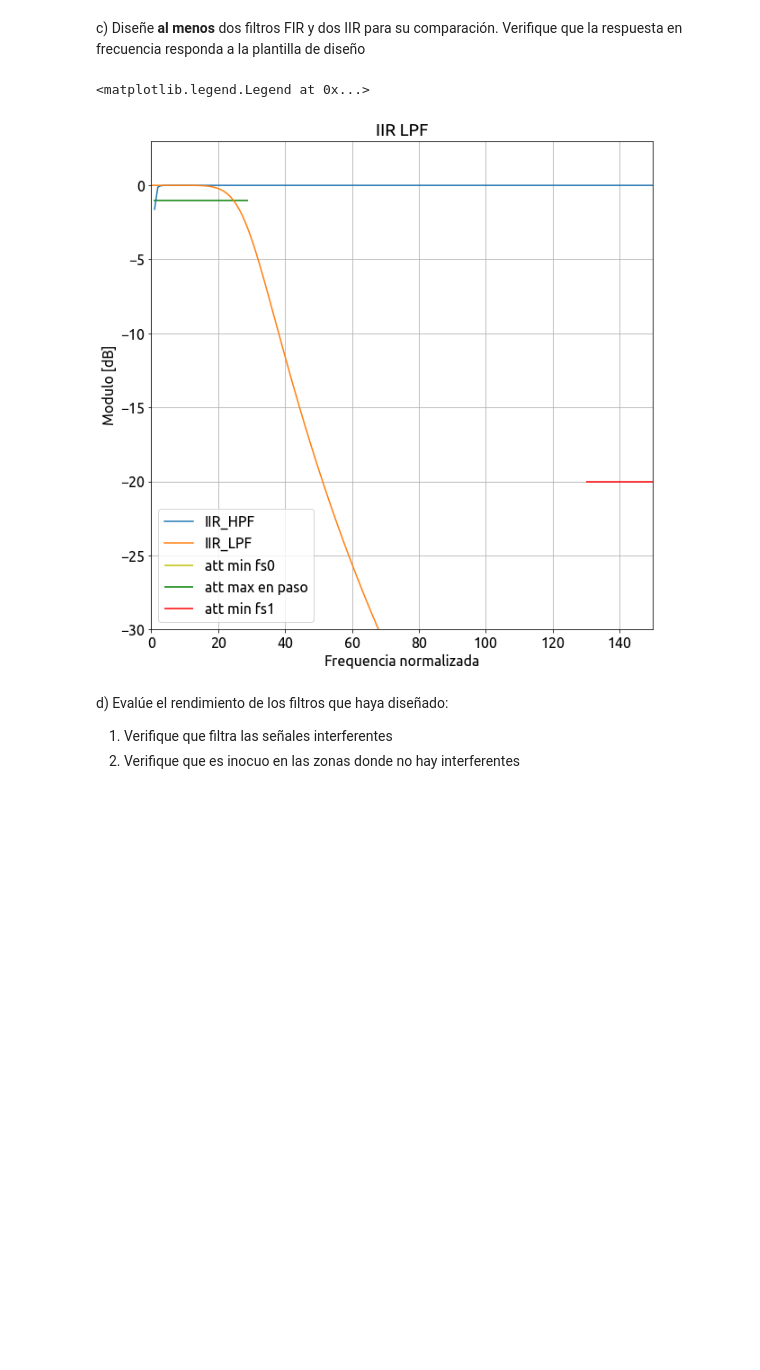
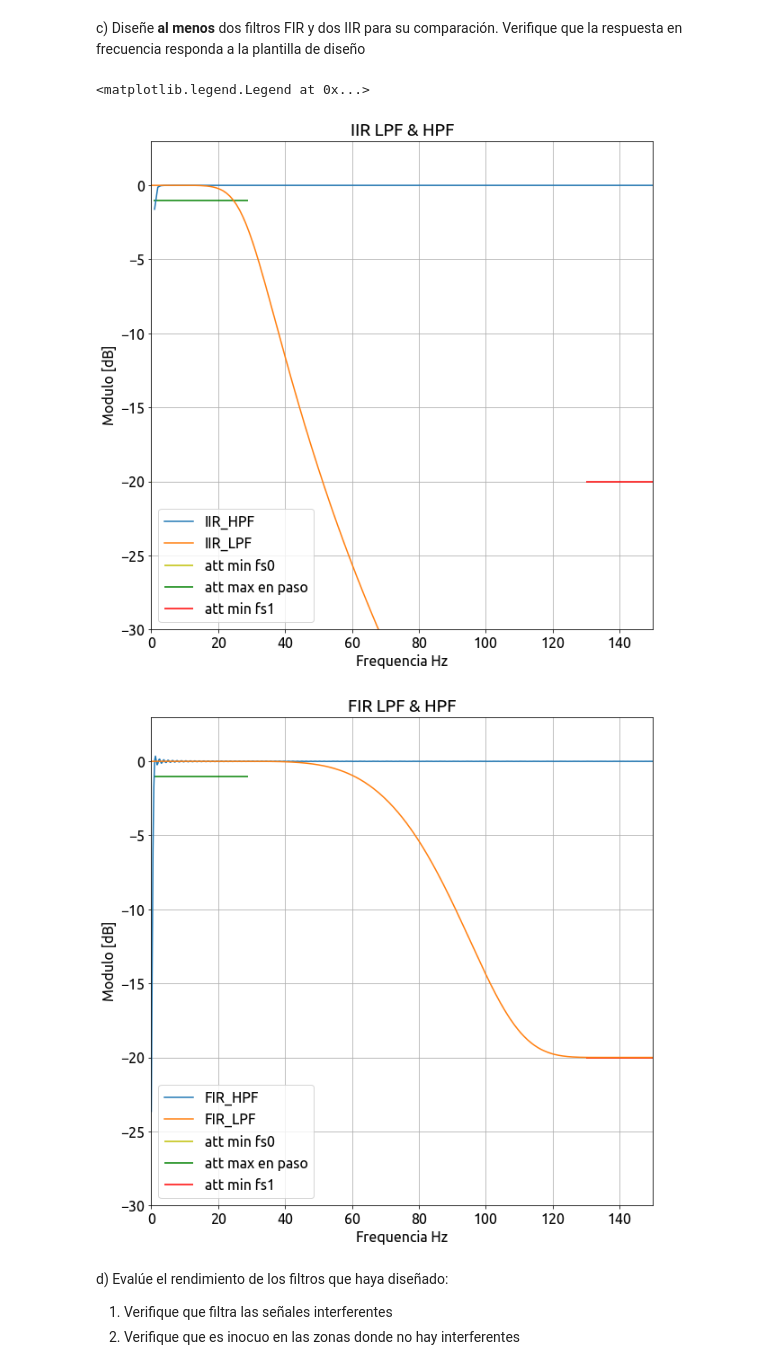
Before and after one commit to fcatuogno/PDS_TPs, a Jupyter notebook: TP4 - Filtrado.ipynb, the cells around one changed output. Drawn from its saved outputs; the diff is of its cells as text; code cells hidden in the pictures; blank space fills up the shorter version.

```diff
--- a/TP4 - Filtrado.ipynb
+++ b/TP4 - Filtrado.ipynb
@@ -268,37 +268,69 @@ ripple_max = 1 #dB - finalmente no influye en IIR ya que se plantean filtros but
 att_min_fs1 = 20 #db - Valor modificado tras pruebas de un primer experimento
 
 #Se resuelve pasabanda colocando en cascada un LPF y un HPF
 
 #IIR HPF
 #Se plantea un segundo orden para cumplir plantilla
 num_hpf_iir,den_hpf_iir= sig.iirfilter(2, Wn=fc0, rp=ripple_max, rs=att_min_fs0, btype='highpass', analog=False, ftype='butter', output='ba', fs=fs)
 ww, hh = sig.freqz(num_hpf_iir,den_hpf_iir,fs=fs)
 
 plt.figure()
 plt.plot(ww, 20 * np.log10(abs(hh)), label='IIR_HPF')
 plt.hlines(-att_min_fs0,0,fs0,color='y',label='att min fs0')
 plt.hlines(-ripple_max,fc0,fc1,color='g',label='att max en paso')
-plt.title('IIR LPF')
 plt.xlabel('Frequencia normalizada')
 
 #IRR LPF
 #Inicialemnte se planteó un orden 2 para cumplir lo planteado por la plantilla, luego de ver los resultados
 #experimentales se decidio mejorarlo llevandolo a un orden 4
 num_lpf_iir,den_lpf_iir= sig.iirfilter(4, Wn=fc1, rp=ripple_max, rs=att_min_fs1, btype='lowpass', analog=False, ftype='butter', output='ba', fs=fs)
 ww, hh = sig.freqz(num_lpf_iir,den_lpf_iir,fs=fs)
 
 plt.plot(ww, 20 * np.log10(abs(hh)), label='IIR_LPF')
 plt.hlines(-att_min_fs1,fs1,fs/2,color='r',label='att min fs1')
-plt.title('IIR LPF')
-plt.xlabel('Frequencia normalizada')
+plt.title('IIR LPF & HPF')
+plt.xlabel('Frequencia Hz')
 plt.ylabel('Modulo [dB]')
 plt.xlim(0,150)
 plt.ylim(-30,3)
 plt.grid(which='both', axis='both')
 plt.legend()
+
+######################################
+### Filtros FIR
+#####################################
+att_min_fs0_veces = 10**(-att_min_fs0/20)
+att_min_fs1_veces =  10**(-att_min_fs1/20)
+
+#FIR HPF
+#Para cumplir la att_min y att_max en la transicion fue necesario un alto orden de filtro el cual se obtuvo experimentalmente
+order = 1501 #1801
+taps_FIR_HPF = sig.firls(order, [0, fs0, fc0, 0.5*fs],[0, att_min_fs0_veces, 1, 1], fs=fs)
+ww, hh = sig.freqz(taps_FIR_HPF, [1], worN=2000, fs=fs)
+plt.figure()
+plt.plot(ww, 20 * np.log10(abs(hh)), label='FIR_HPF')
+plt.hlines(-10,0,fs0,color='y',label='att min fs0')
+plt.hlines(-1,fc0,fc1,color='g',label='att max en paso')
+
+#LPF
+order = 61
+taps_FIR_LPF = sig.firls(order, [0, fc1, fs1, 0.5*fs],[1, 1, att_min_fs1_veces, att_min_fs1_veces], fs=fs)
+#taps = sig.remez(order, [0, fc1, fs1, 0.5*fs],[0, 1], fs=fs)
+ww, hh = sig.freqz(taps_FIR_LPF, [1], worN=2000, fs=fs)
+plt.plot(ww, att_min_fs0 * np.log10(abs(hh)), label='FIR_LPF')
+#plt.hlines(-ripple_max,fc0,fc1,color='g',label='att max en paso')
+plt.hlines(-att_min_fs1,fs1,fs/2,color='r',label='att min fs1')
+plt.title('FIR LPF & HPF')
+plt.xlabel('Frequencia Hz')
+plt.ylabel('Modulo [dB]')
+plt.xlim(0,150)
+plt.ylim(-30,3)
+plt.grid(which='both', axis='both')
+plt.legend()
 # %% [output]
 <matplotlib.legend.Legend at 0x...>
-[figure, old version]
+[figure, new version]
+[figure, added]
 # %% [markdown]
 d) Evalúe el rendimiento de los filtros que haya diseñado:
 
```
Also changed, not shown: parts of 1 cell of this notebook.
